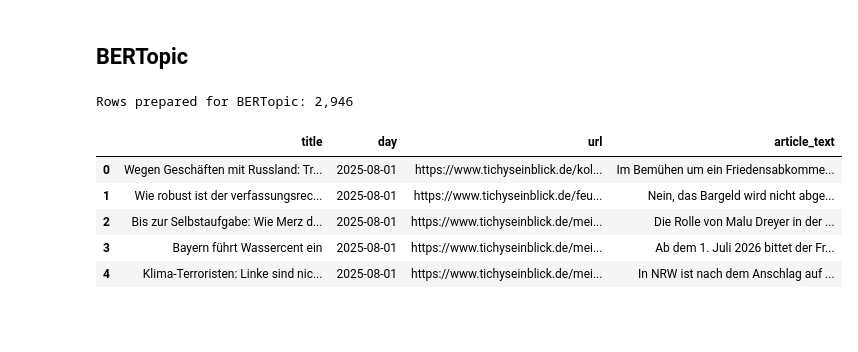
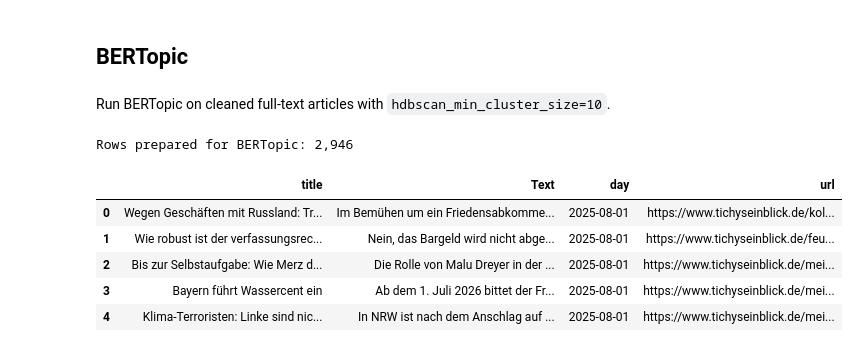
Before and after one commit to mattishaumann/Thesis, a Jupyter notebook: data preprocessing/04_Tichys_Einblick.ipynb, the cells around one changed output. Saved outputs shown, nothing was run; the diff lists cells and outputs as text; code cells hidden in the pictures; blank space fills up the shorter version.

```diff
--- a/data preprocessing/04_Tichys_Einblick.ipynb
+++ b/data preprocessing/04_Tichys_Einblick.ipynb
@@ -70,5 +108,7 @@ df['date'].min()
 # %% [markdown]
 ## BERTopic
+# %% [markdown]
+Run BERTopic on cleaned full-text articles with `hdbscan_min_cluster_size=10`.
 # %%
 from pathlib import Path
 import sys
@@ -84,37 +124,37 @@ from BERTopic.bertopic_config import BERTopicConfig, title_config
 from BERTopic.bertopic_pipeline import run_bertopic_pipeline
 # %%
 # Prepare Tichy's Einblick dataframe for topic modeling
-df_clean = df[["title", "date", "url", "article_text"]].copy()
+df_clean = df[["title", "date", "url", "Text"]].copy()
 df_clean["day"] = pd.to_datetime(df_clean["date"], errors="coerce")
 
-df_clean["article_text"] = (
-    df_clean["article_text"]
+df_clean["Text"] = (
+    df_clean["Text"]
     .astype("string")
     .str.replace("\n", " ", regex=False)
     .str.strip()
 )
 
 df_clean["title"] = (
     df_clean["title"]
     .astype("string")
     .str.replace("\n", " ", regex=False)
     .str.strip()
 )
 
-df_clean = df_clean.dropna(subset=["day", "url"]).copy()
+df_clean = df_clean.dropna(subset=["day", "url", "Text"]).copy()
 
 df_clean = df_clean[
     (df_clean["day"] >= "2025-08-01") & (df_clean["day"] <= "2026-01-31")
 ].copy()
 
 print(f"Rows prepared for BERTopic: {len(df_clean):,}")
-df_clean[["title", "article_text", "day", "url"]].head()
+df_clean[["title", "Text", "day", "url"]].head()
 # %% [output]
 Rows prepared for BERTopic: 2,946
-|  | title | day | url | article_text |
-| 0 | Wegen Geschäften mit Russland: Tr... | 2025-08-01 | https://www.tichyseinblick.de/kol... | Im Bemühen um ein Friedensabkomme... |
-| 1 | Wie robust ist der verfassungsrec... | 2025-08-01 | https://www.tichyseinblick.de/feu... | Nein, das Bargeld wird nicht abge... |
-| 2 | Bis zur Selbstaufgabe: Wie Merz d... | 2025-08-01 | https://www.tichyseinblick.de/mei... | Die Rolle von Malu Dreyer in der ... |
-| 3 | Bayern führt Wassercent ein | 2025-08-01 | https://www.tichyseinblick.de/mei... | Ab dem 1. Juli 2026 bittet der Fr... |
-| 4 | Klima-Terroristen: Linke sind nic... | 2025-08-01 | https://www.tichyseinblick.de/mei... | In NRW ist nach dem Anschlag auf ... |
+|  | title | Text | day | url |
+| 0 | Wegen Geschäften mit Russland: Tr... | Im Bemühen um ein Friedensabkomme... | 2025-08-01 | https://www.tichyseinblick.de/kol... |
+| 1 | Wie robust ist der verfassungsrec... | Nein, das Bargeld wird nicht abge... | 2025-08-01 | https://www.tichyseinblick.de/feu... |
+| 2 | Bis zur Selbstaufgabe: Wie Merz d... | Die Rolle von Malu Dreyer in der ... | 2025-08-01 | https://www.tichyseinblick.de/mei... |
+| 3 | Bayern führt Wassercent ein | Ab dem 1. Juli 2026 bittet der Fr... | 2025-08-01 | https://www.tichyseinblick.de/mei... |
+| 4 | Klima-Terroristen: Linke sind nic... | In NRW ist nach dem Anschlag auf ... | 2025-08-01 | https://www.tichyseinblick.de/mei... |
 # %%
```
Also changed, not shown: parts of 14 cells of this notebook.
